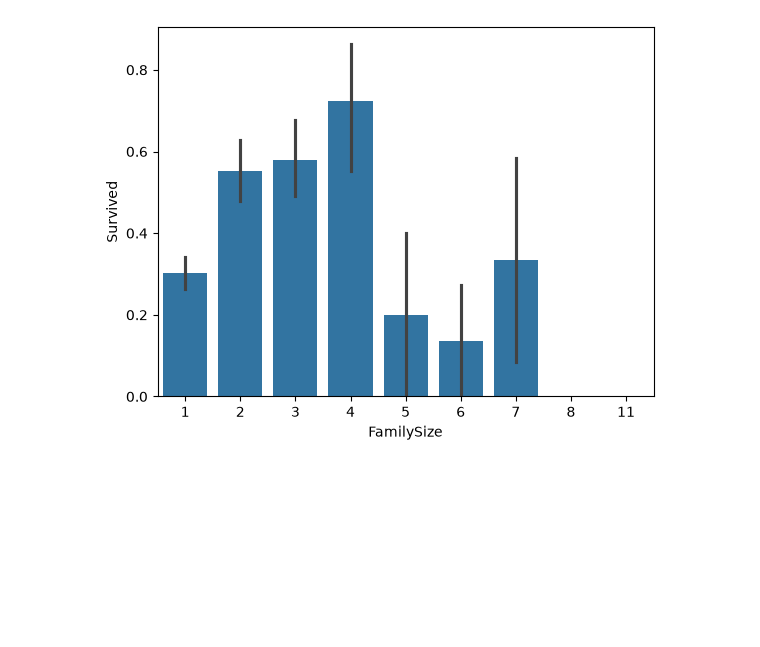
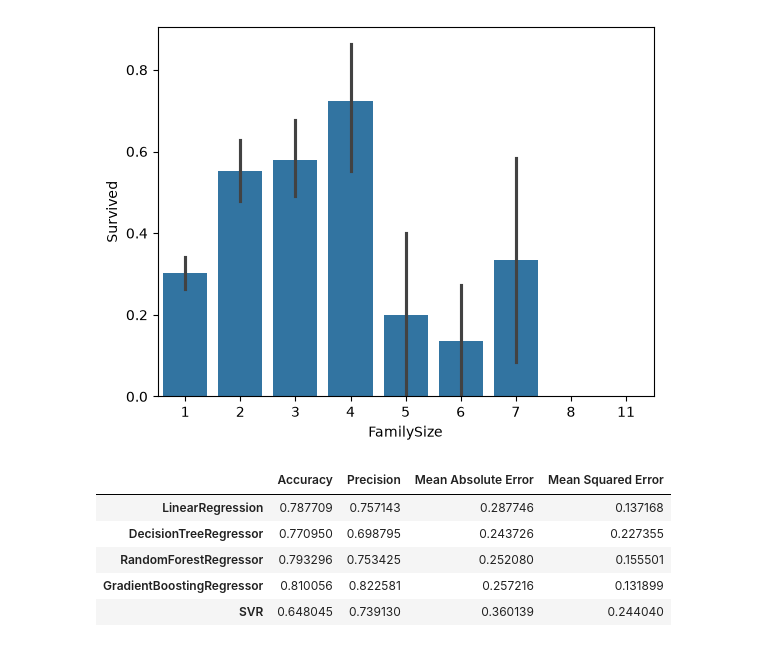
Before and after one commit to Nico-Wan3/ML_Titanic, a Jupyter notebook: main.ipynb, the cells around one changed output. Drawn from its saved outputs; the diff is of its cells as text; code cells hidden in the pictures; blank space fills up the shorter version.

```diff
--- a/main.ipynb
+++ b/main.ipynb
@@ -71,0 +94,35 @@ sns.barplot(data=df, x="FamilySize", y="Survived")
+# %%
+# split training data
+X_train, X_test, y_train, y_test = train_test_split(X, y, test_size=0.2, random_state=42)
+
+# choose models
+models = [
+    LinearRegression(),
+    DecisionTreeRegressor(),
+    RandomForestRegressor(),
+    GradientBoostingRegressor(),
+    SVR(),
+]
+
+results = {}
+
+for model in models:
+    model.fit(X_train, y_train)
+    y_pred = model.predict(X_test)
+    y_pred_class = y_pred >= 0.5   # survived if prediction >= 0.5
+    results[type(model).__name__] = {
+        "Accuracy": accuracy_score(y_test, y_pred_class),
+        "Precision": precision_score(y_test, y_pred_class),
+        "Mean Absolute Error": mean_absolute_error(y_test, y_pred),
+        "Mean Squared Error": mean_squared_error(y_test, y_pred),
+    }
+
+results = pd.DataFrame(results).T
+results
+# %% [output]
+|  | Accuracy | Precision | Mean Absolute Error | Mean Squared Error |
+| LinearRegression | 0.787709 | 0.757143 | 0.287746 | 0.137168 |
+| DecisionTreeRegressor | 0.770950 | 0.698795 | 0.243726 | 0.227355 |
+| RandomForestRegressor | 0.793296 | 0.753425 | 0.252080 | 0.155501 |
+| GradientBoostingRegressor | 0.810056 | 0.822581 | 0.257216 | 0.131899 |
+| SVR | 0.648045 | 0.739130 | 0.360139 | 0.244040 |
```
Also changed, not shown: parts of 3 cells of this notebook, 2 other files.
